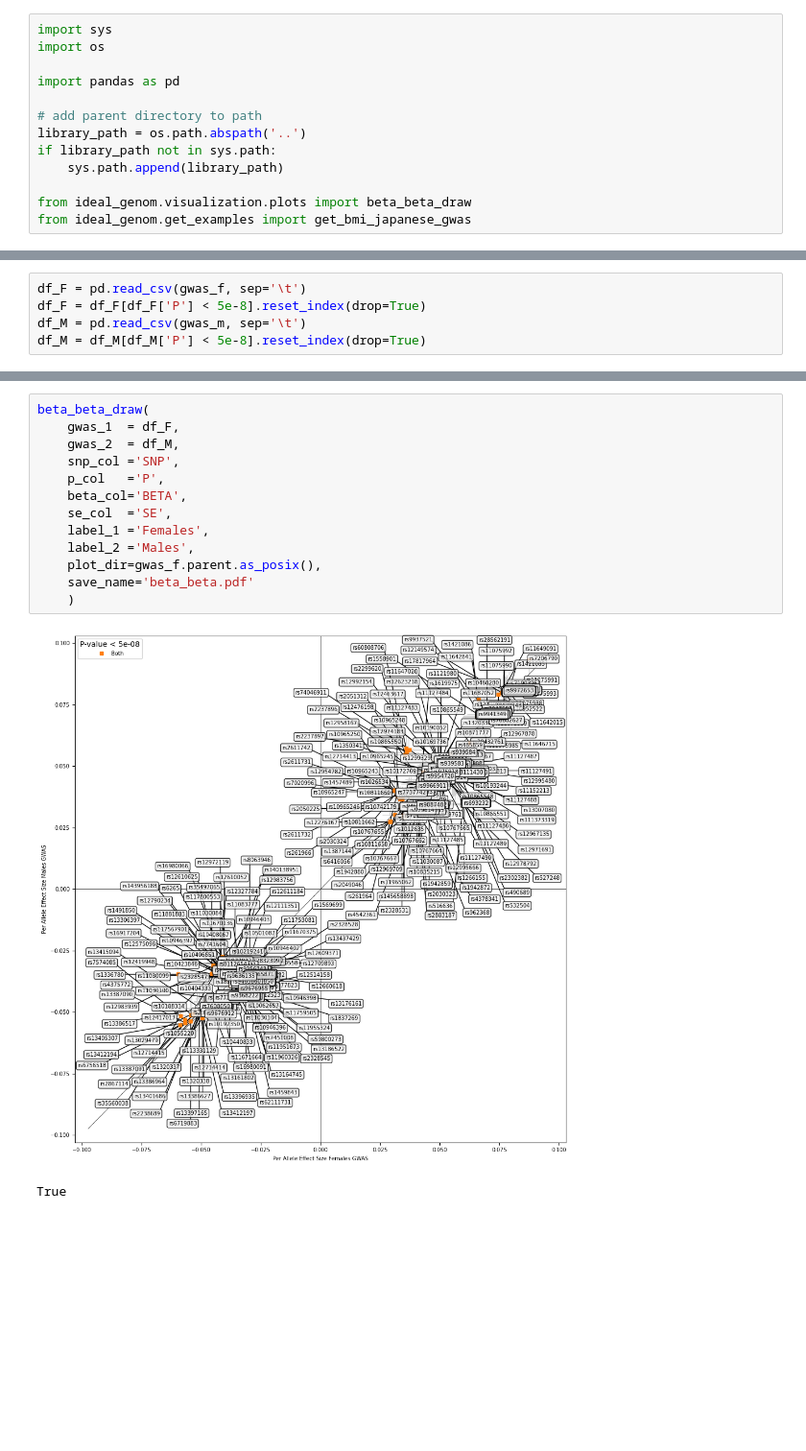
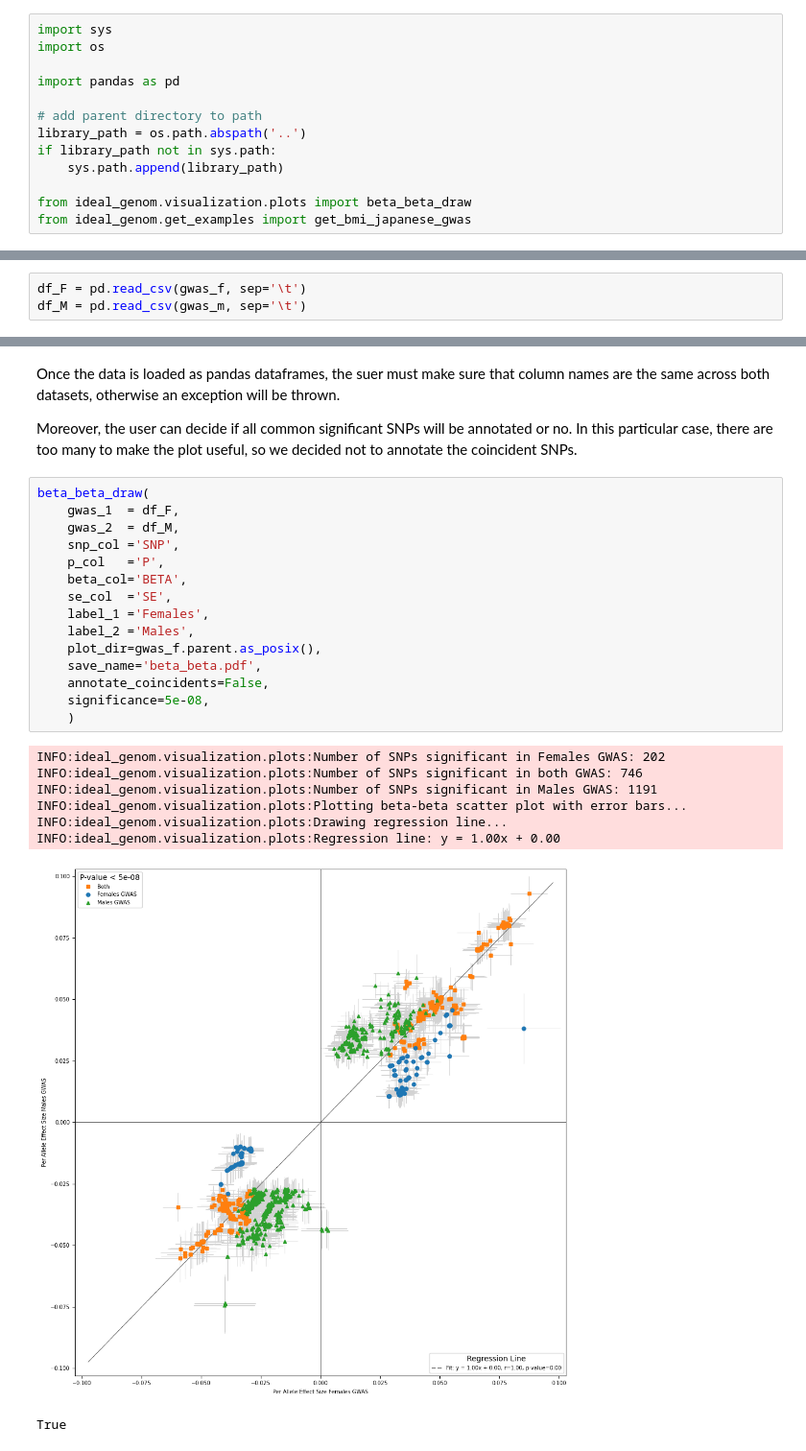
Before and after one commit to cge-tubingens/IDEAL-GENOM, a Jupyter notebook: viz_notebooks/beta_beta.ipynb, the cells around one changed output, grey strips where cells are left out. Shown at 96% size. Cells and saved outputs as stored; diff of their text form; blank space fills up the shorter version.

```diff
--- a/viz_notebooks/beta_beta.ipynb
+++ b/viz_notebooks/beta_beta.ipynb
@@ -39,5 +32,3 @@ Removed original .gz file: /home/luis/CGE/ideal-genom/data/sumstats/Male_2017_BM
 # %%
 df_F = pd.read_csv(gwas_f, sep='\t')
-df_F = df_F[df_F['P'] < 5e-8].reset_index(drop=True)
 df_M = pd.read_csv(gwas_m, sep='\t')
-df_M = df_M[df_M['P'] < 5e-8].reset_index(drop=True)
@@ -62,16 +35,28 @@ df_F
+# %% [markdown]
+Once the data is loaded as pandas dataframes, the suer must make sure that column names are the same across both datasets, otherwise an exception will be thrown.
+
+Moreover, the user can decide if all common significant SNPs will be annotated or no. In this particular case, there are too many to make the plot useful, so we decided not to annotate the coincident SNPs.
 # %%
 beta_beta_draw(
     gwas_1  = df_F,
     gwas_2  = df_M,
     snp_col ='SNP',
     p_col   ='P',
     beta_col='BETA',
     se_col  ='SE',
     label_1 ='Females',
     label_2 ='Males',
     plot_dir=gwas_f.parent.as_posix(),
-    save_name='beta_beta.pdf'
+    save_name='beta_beta.pdf',
+    annotate_coincidents=False,
+    significance=5e-08,
     )
 # %% [output]
+INFO:ideal_genom.visualization.plots:Number of SNPs significant in Females GWAS: 202
+INFO:ideal_genom.visualization.plots:Number of SNPs significant in both GWAS: 746
+INFO:ideal_genom.visualization.plots:Number of SNPs significant in Males GWAS: 1191
+INFO:ideal_genom.visualization.plots:Plotting beta-beta scatter plot with error bars...
+INFO:ideal_genom.visualization.plots:Drawing regression line...
+INFO:ideal_genom.visualization.plots:Regression line: y = 1.00x + 0.00
-[figure, old version]
+[figure, new version]
-True
+True
```
Also changed, not shown: parts of 9 cells of this notebook.
